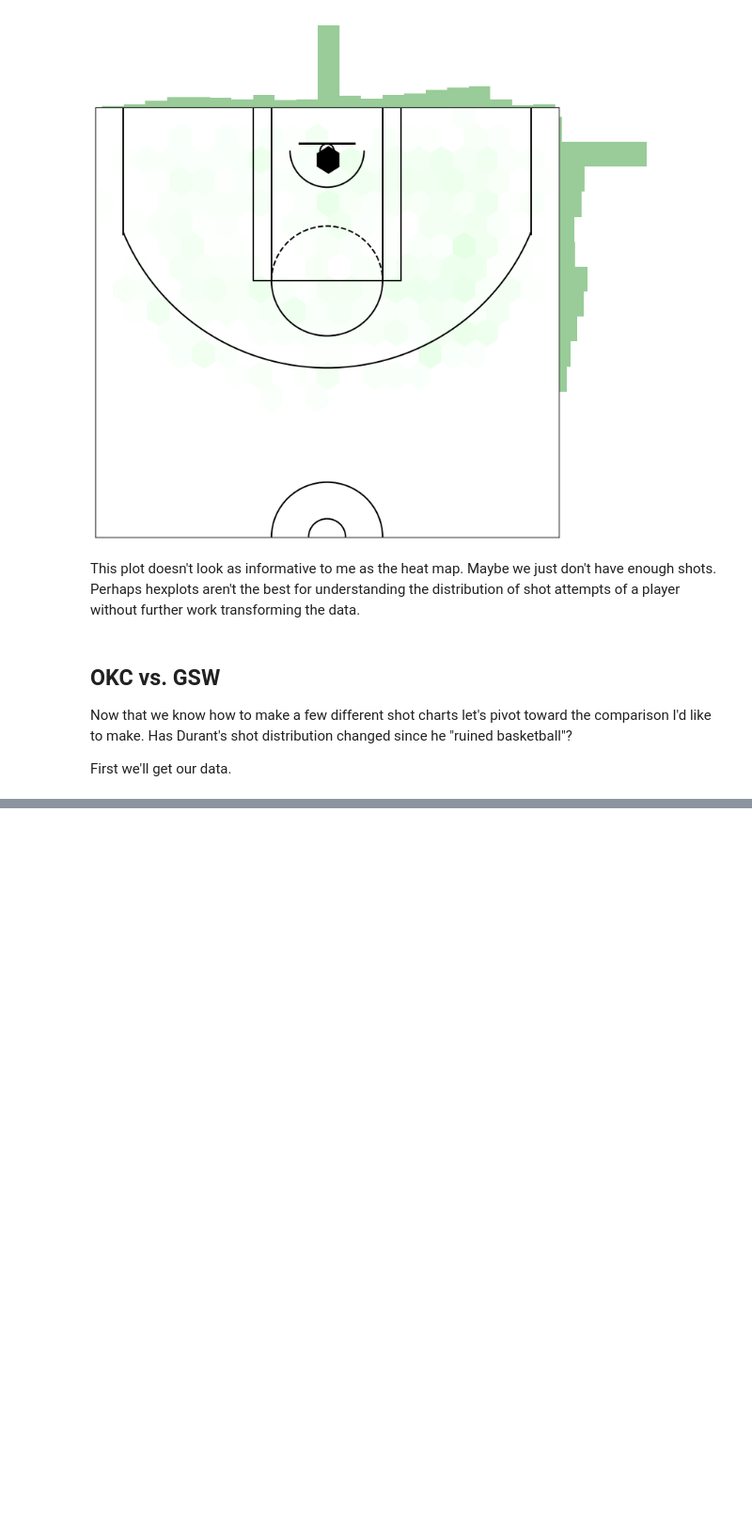
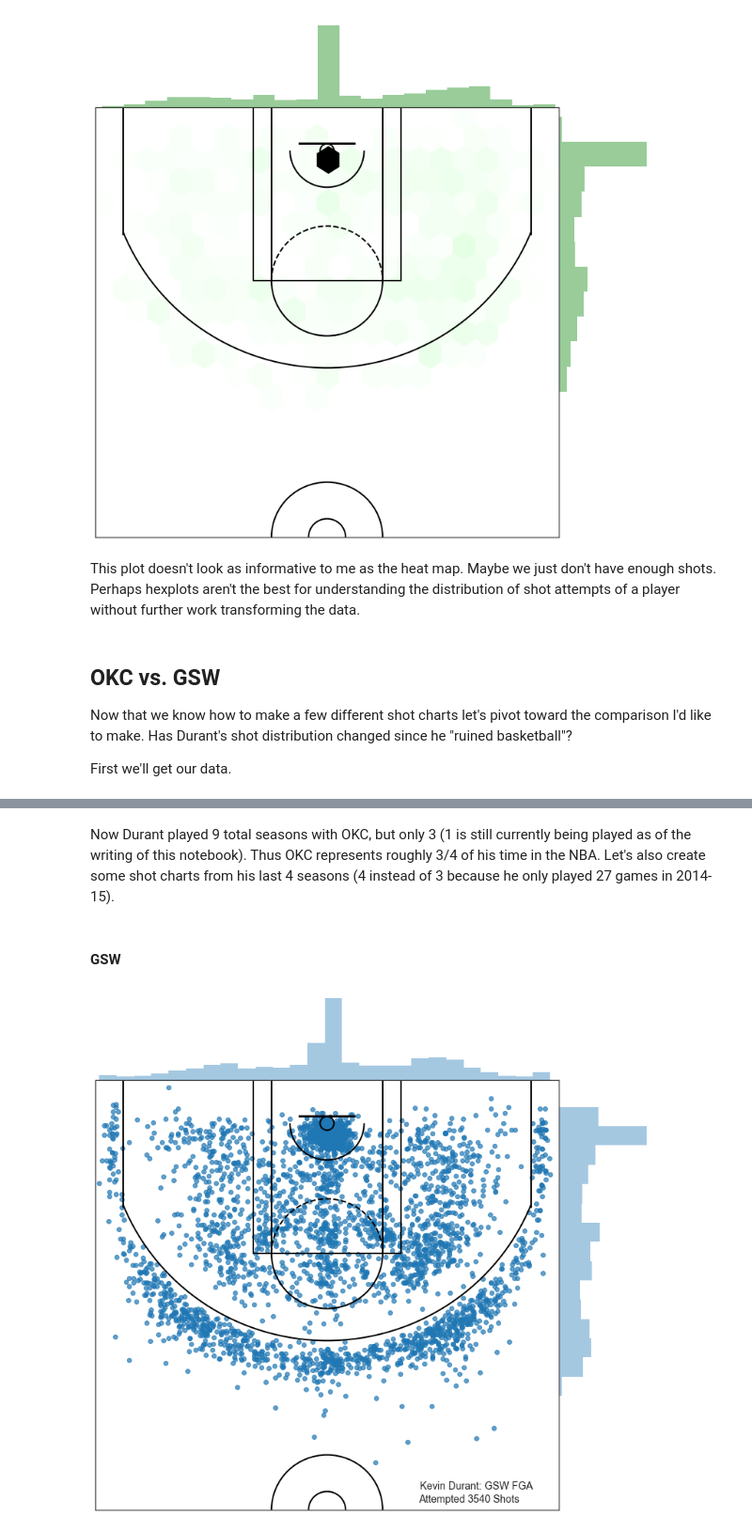
Before and after one commit to matthewosborne71/SportsProjects, a Jupyter notebook: NBA_Shot_Charts/ShotCharts.ipynb, the cells around one changed output, grey strips where cells are left out. Shown at 94% size. Cells and saved outputs as stored; diff of their text form; code cells hidden in the pictures; blank space fills up the shorter version.

```diff
--- a/NBA_Shot_Charts/ShotCharts.ipynb
+++ b/NBA_Shot_Charts/ShotCharts.ipynb
@@ -309,0 +415,36 @@ First we'll get our data.
+# %% [markdown]
+Now Durant played 9 total seasons with OKC, but only 3 (1 is still currently being played as of the writing of this notebook). Thus OKC represents roughly 3/4 of his time in the NBA. Let's also create some shot charts from his last 4 seasons (4 instead of 3 because he only played 27 games in 2014-15).
+# %% [markdown]
+#### GSW
+# %%
+# Make the joint plot
+JointChart = sns.jointplot(data = KD_GSW_DF, x = "LOC_X", y = "LOC_Y",
+                            stat_func = None, kind = 'scatter', space = 0,
+                            alpha = .7)
+
+# Set the figure size
+JointChart.fig.set_size_inches((12,11))
+
+# joint plots have three ax, this one is where we want to plot the court.
+Court = JointChart.ax_joint
+draw_court(Court)
+
+# Set the axis limits
+Court.set_xlim(-250,250)
+Court.set_ylim(422.5, -47.5)
+
+# Turn off the labels and ticks
+Court.tick_params(labelbottom = "off", labelleft = "off")
+Court.set_xlabel('')
+Court.set_ylabel('')
+
+# Find how many shots he took
+Total_GSW = len(KD_GSW_DF)
+
+# Place this info on our chart
+Court.text(100,400,"Kevin Durant: GSW FGA",fontsize = 14)
+Court.text(99,415,"Attempted " + str(Total_GSW) + " Shots",fontsize = 14)
+
+plt.show()
+# %% [output]
+[figure, added]
```
Also changed, not shown: parts of 12 cells of this notebook.
